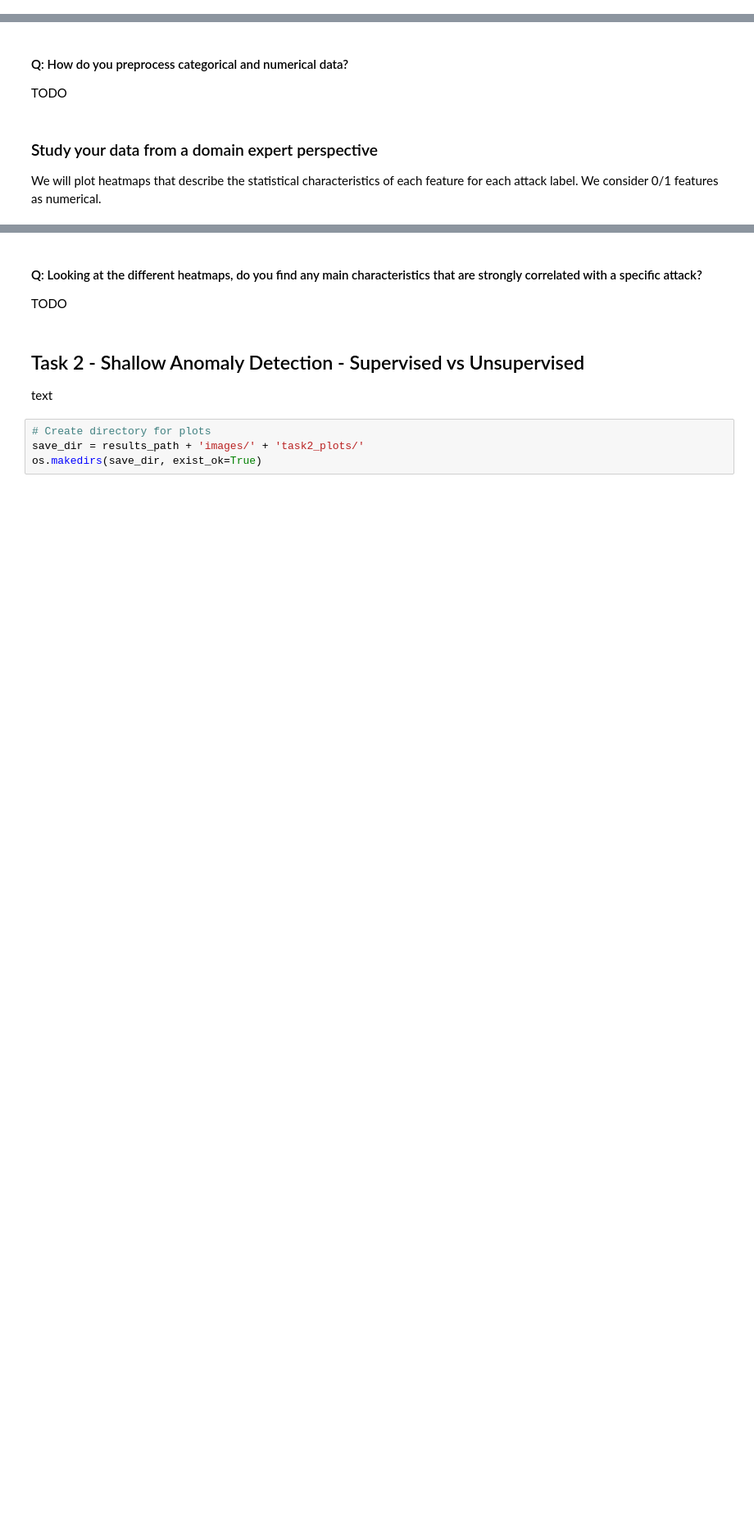
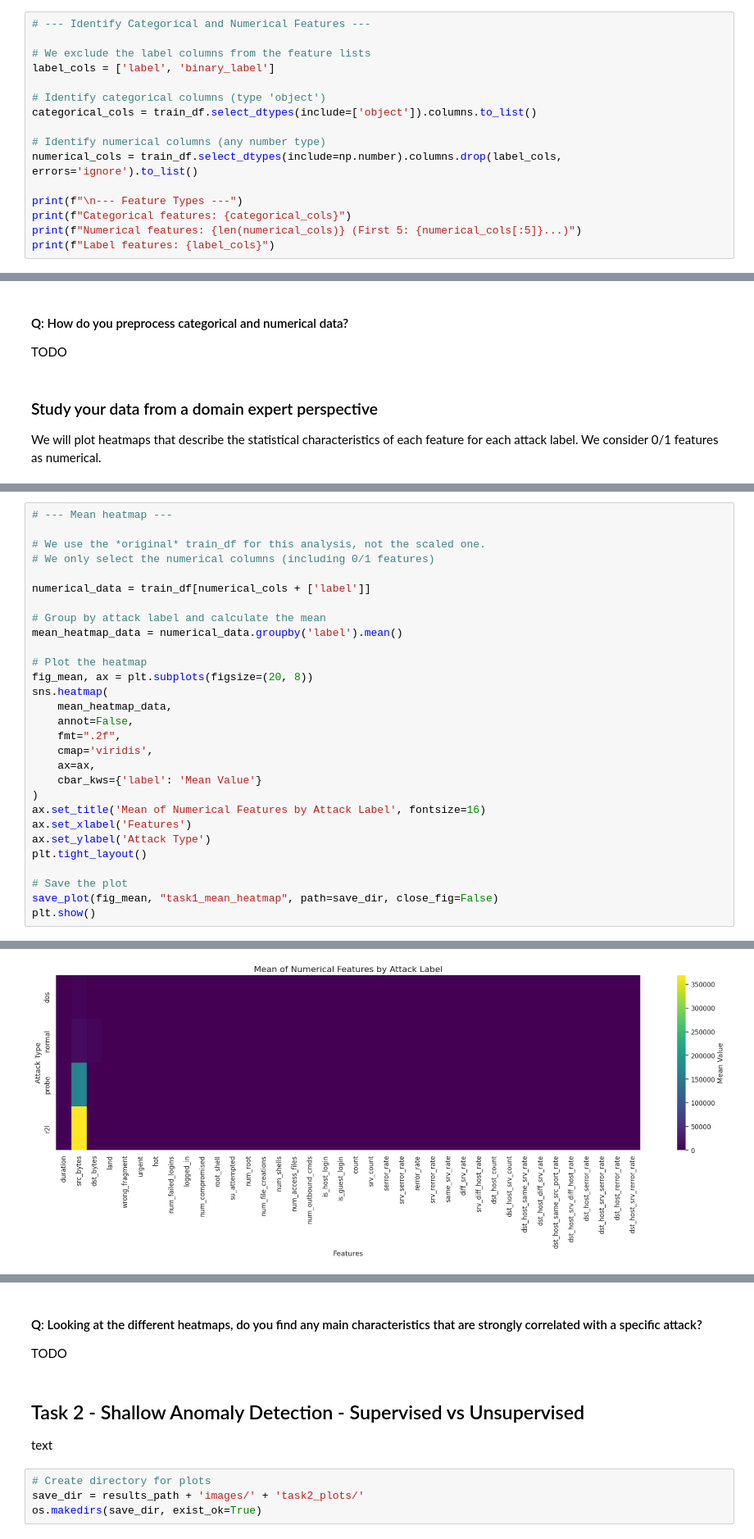
Before and after one commit to AImSecure/Laboratory3, a Jupyter notebook: lab/notebooks/Lab3_Anomaly_Detection.ipynb, the cells around one changed output, grey strips where cells are left out. Shown at 82% size. Saved outputs shown, nothing was run; the diff lists cells and outputs as text; blank space fills up the shorter version.

Commit message:
Task 1 first implementation

```diff
--- a/lab/notebooks/Lab3_Anomaly_Detection.ipynb
+++ b/lab/notebooks/Lab3_Anomaly_Detection.ipynb
@@ -177,0 +250,16 @@ Before preprocessing, we explore the data to understand the available features.
+# %%
+# --- Identify Categorical and Numerical Features ---
+
+# We exclude the label columns from the feature lists
+label_cols = ['label', 'binary_label']
+
+# Identify categorical columns (type 'object')
+categorical_cols = train_df.select_dtypes(include=['object']).columns.to_list()
+
+# Identify numerical columns (any number type)
+numerical_cols = train_df.select_dtypes(include=np.number).columns.drop(label_cols, errors='ignore').to_list()
+
+print(f"\n--- Feature Types ---")
+print(f"Categorical features: {categorical_cols}")
+print(f"Numerical features: {len(numerical_cols)} (First 5: {numerical_cols[:5]}...)")
+print(f"Label features: {label_cols}")
@@ -214,0 +380,30 @@ We will plot heatmaps that describe the statistical characteristics of each feat
+# %%
+# --- Mean heatmap ---
+
+# We use the *original* train_df for this analysis, not the scaled one.
+# We only select the numerical columns (including 0/1 features)
+
+numerical_data = train_df[numerical_cols + ['label']]
+
+# Group by attack label and calculate the mean
+mean_heatmap_data = numerical_data.groupby('label').mean()
+
+# Plot the heatmap
+fig_mean, ax = plt.subplots(figsize=(20, 8))
+sns.heatmap(
+    mean_heatmap_data,
+    annot=False,
+    fmt=".2f",
+    cmap='viridis',
+    ax=ax,
+    cbar_kws={'label': 'Mean Value'}
+)
+ax.set_title('Mean of Numerical Features by Attack Label', fontsize=16)
+ax.set_xlabel('Features')
+ax.set_ylabel('Attack Type')
+plt.tight_layout()
+
+# Save the plot
+save_plot(fig_mean, "task1_mean_heatmap", path=save_dir, close_fig=False)
+plt.show()
+# %% [output]
@@ -214,0 +411 @@ We will plot heatmaps that describe the statistical characteristics of each feat
+[figure, added]
```
Also changed, not shown: parts of 26 cells of this notebook.
